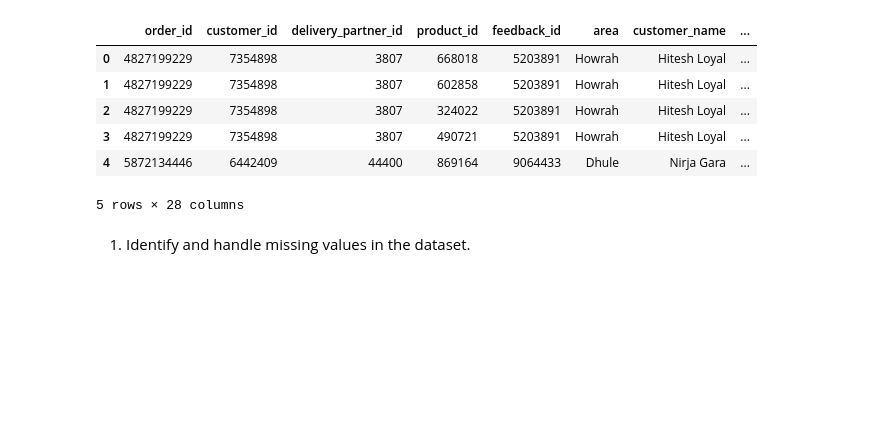
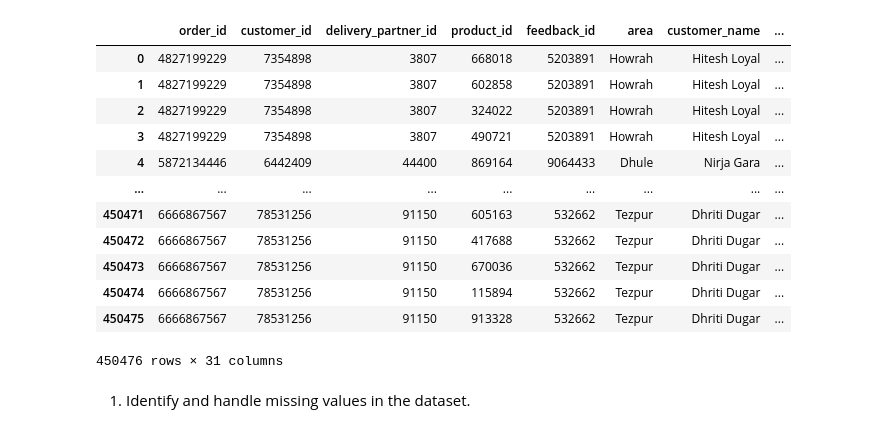
Before and after one commit to akxiit/Normal-Data-Visulization, a Jupyter notebook: notebooks/Sales-analysis/Master-table.ipynb, the cells around one changed output. Saved outputs shown, nothing was run; the diff lists cells and outputs as text; code cells hidden in the pictures; blank space fills up the shorter version.

```diff
--- a/notebooks/Sales-analysis/Master-table.ipynb
+++ b/notebooks/Sales-analysis/Master-table.ipynb
@@ -6,15 +6,21 @@ import seaborn as sns
 # %%
 df = pd.read_excel('D:/Project/Normal-Data-Visulization/datasets/Sale-Analysis/MasterTable.xlsx')
 # %%
-df.head()
+df
 # %% [output]
 |  | order_id | customer_id | delivery_partner_id | product_id | feedback_id | area | customer_name | ... |
 | 0 | 4827199229 | 7354898 | 3807 | 668018 | 5203891 | Howrah | Hitesh Loyal | ... |
 | 1 | 4827199229 | 7354898 | 3807 | 602858 | 5203891 | Howrah | Hitesh Loyal | ... |
 | 2 | 4827199229 | 7354898 | 3807 | 324022 | 5203891 | Howrah | Hitesh Loyal | ... |
 | 3 | 4827199229 | 7354898 | 3807 | 490721 | 5203891 | Howrah | Hitesh Loyal | ... |
 | 4 | 5872134446 | 6442409 | 44400 | 869164 | 9064433 | Dhule | Nirja Gara | ... |
+| ... | ... | ... | ... | ... | ... | ... | ... | ... |
+| 450471 | 6666867567 | 78531256 | 91150 | 605163 | 532662 | Tezpur | Dhriti Dugar | ... |
+| 450472 | 6666867567 | 78531256 | 91150 | 417688 | 532662 | Tezpur | Dhriti Dugar | ... |
+| 450473 | 6666867567 | 78531256 | 91150 | 670036 | 532662 | Tezpur | Dhriti Dugar | ... |
+| 450474 | 6666867567 | 78531256 | 91150 | 115894 | 532662 | Tezpur | Dhriti Dugar | ... |
+| 450475 | 6666867567 | 78531256 | 91150 | 913328 | 532662 | Tezpur | Dhriti Dugar | ... |
-5 rows × 28 columns
+450476 rows × 31 columns
 # %% [markdown]
 1.	Identify and handle missing values in the dataset.
 # %%
```
Also changed, not shown: parts of 4 cells of this notebook.
